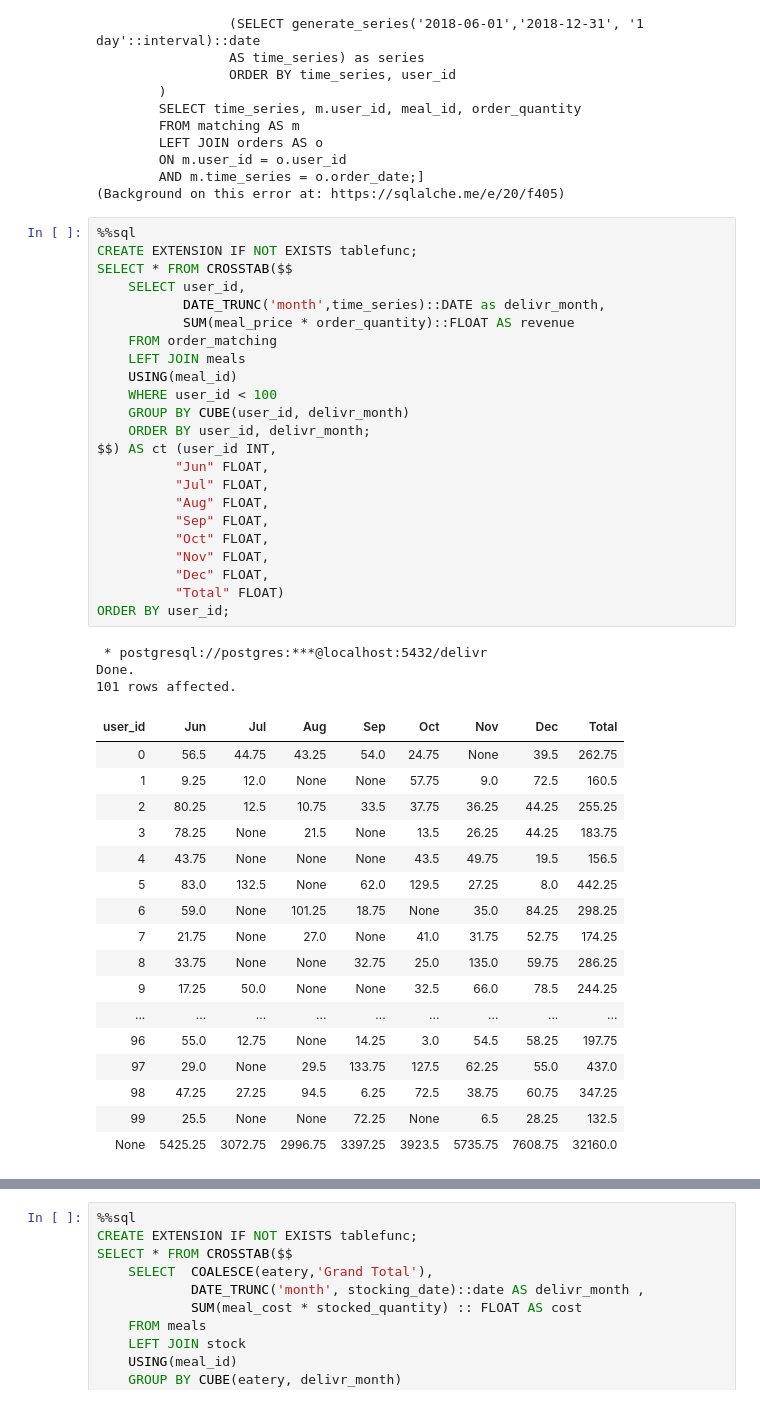
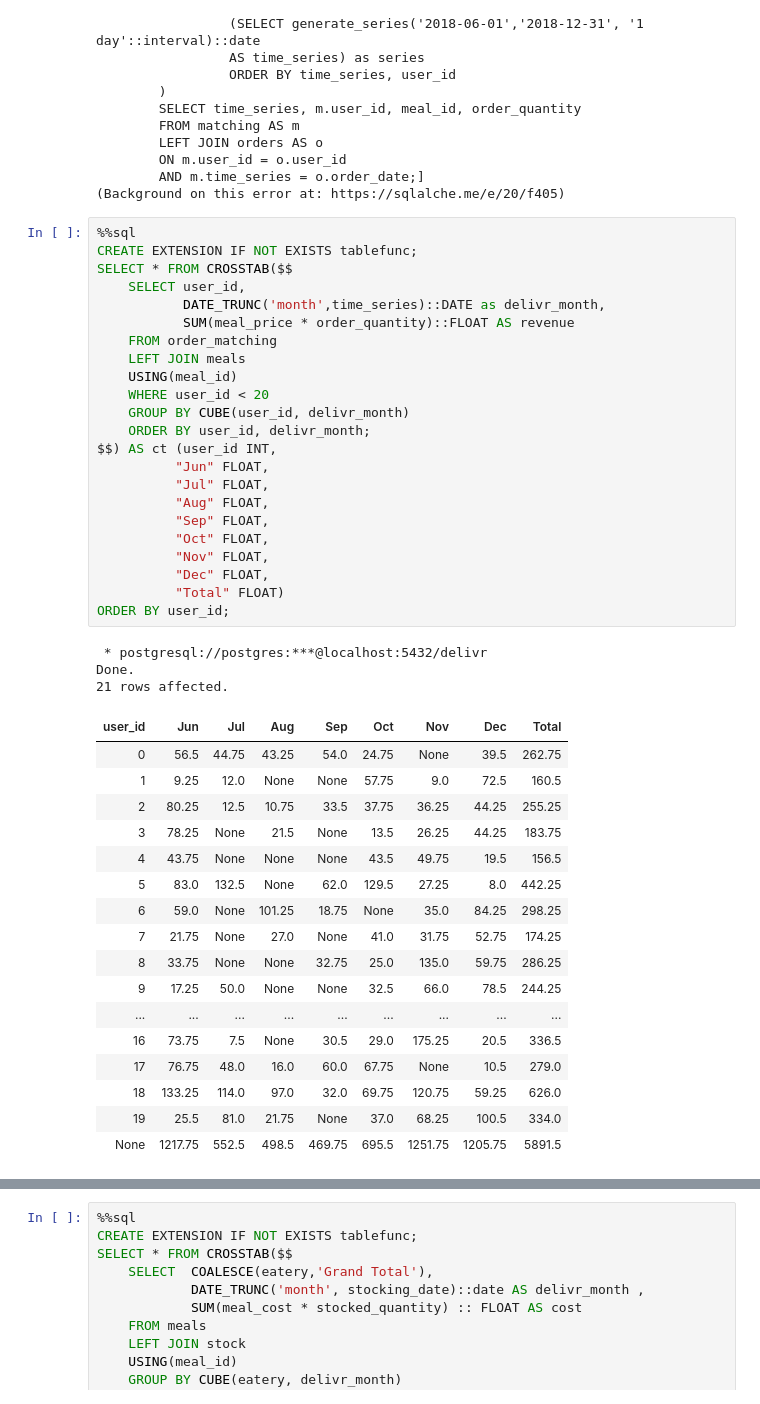
Before and after one commit to btdDucBui/Data-Analyst-Portfolio, a Jupyter notebook: SQL Projects/delivr.ipynb, the cells around one changed output, grey strips where cells are left out. Cells and saved outputs as stored; diff of their text form.

```diff
--- a/SQL Projects/delivr.ipynb
+++ b/SQL Projects/delivr.ipynb
@@ -841,38 +835,38 @@ SELECT * FROM CROSSTAB($$
 	FROM order_matching
 	LEFT JOIN meals
 	USING(meal_id)
-    WHERE user_id < 100
+    WHERE user_id < 20
 	GROUP BY CUBE(user_id, delivr_month)
 	ORDER BY user_id, delivr_month;
 $$) AS ct (user_id INT,
 		  "Jun" FLOAT,
 		  "Jul" FLOAT,
 		  "Aug" FLOAT,
 		  "Sep" FLOAT,
 		  "Oct" FLOAT,
 		  "Nov" FLOAT,
 		  "Dec" FLOAT,
 		  "Total" FLOAT)
 ORDER BY user_id;
 # %% [output]
  * postgresql://postgres:***@localhost:5432/delivr
 Done.
-101 rows affected.
+21 rows affected.
 | user_id | Jun | Jul | Aug | Sep | Oct | Nov | Dec | Total |
 | 0 | 56.5 | 44.75 | 43.25 | 54.0 | 24.75 | None | 39.5 | 262.75 |
 | 1 | 9.25 | 12.0 | None | None | 57.75 | 9.0 | 72.5 | 160.5 |
 | 2 | 80.25 | 12.5 | 10.75 | 33.5 | 37.75 | 36.25 | 44.25 | 255.25 |
 | 3 | 78.25 | None | 21.5 | None | 13.5 | 26.25 | 44.25 | 183.75 |
 | 4 | 43.75 | None | None | None | 43.5 | 49.75 | 19.5 | 156.5 |
 | 5 | 83.0 | 132.5 | None | 62.0 | 129.5 | 27.25 | 8.0 | 442.25 |
 | 6 | 59.0 | None | 101.25 | 18.75 | None | 35.0 | 84.25 | 298.25 |
 | 7 | 21.75 | None | 27.0 | None | 41.0 | 31.75 | 52.75 | 174.25 |
 | 8 | 33.75 | None | None | 32.75 | 25.0 | 135.0 | 59.75 | 286.25 |
 | 9 | 17.25 | 50.0 | None | None | 32.5 | 66.0 | 78.5 | 244.25 |
 | ... | ... | ... | ... | ... | ... | ... | ... | ... |
-| 96 | 55.0 | 12.75 | None | 14.25 | 3.0 | 54.5 | 58.25 | 197.75 |
-| 97 | 29.0 | None | 29.5 | 133.75 | 127.5 | 62.25 | 55.0 | 437.0 |
-| 98 | 47.25 | 27.25 | 94.5 | 6.25 | 72.5 | 38.75 | 60.75 | 347.25 |
-| 99 | 25.5 | None | None | 72.25 | None | 6.5 | 28.25 | 132.5 |
-| None | 5425.25 | 3072.75 | 2996.75 | 3397.25 | 3923.5 | 5735.75 | 7608.75 | 32160.0 |
+| 16 | 73.75 | 7.5 | None | 30.5 | 29.0 | 175.25 | 20.5 | 336.5 |
+| 17 | 76.75 | 48.0 | 16.0 | 60.0 | 67.75 | None | 10.5 | 279.0 |
+| 18 | 133.25 | 114.0 | 97.0 | 32.0 | 69.75 | 120.75 | 59.25 | 626.0 |
+| 19 | 25.5 | 81.0 | 21.75 | None | 37.0 | 68.25 | 100.5 | 334.0 |
+| None | 1217.75 | 552.5 | 498.5 | 469.75 | 695.5 | 1251.75 | 1205.75 | 5891.5 |
 # %% [markdown]
```
Also changed, not shown: parts of 31 cells of this notebook.
